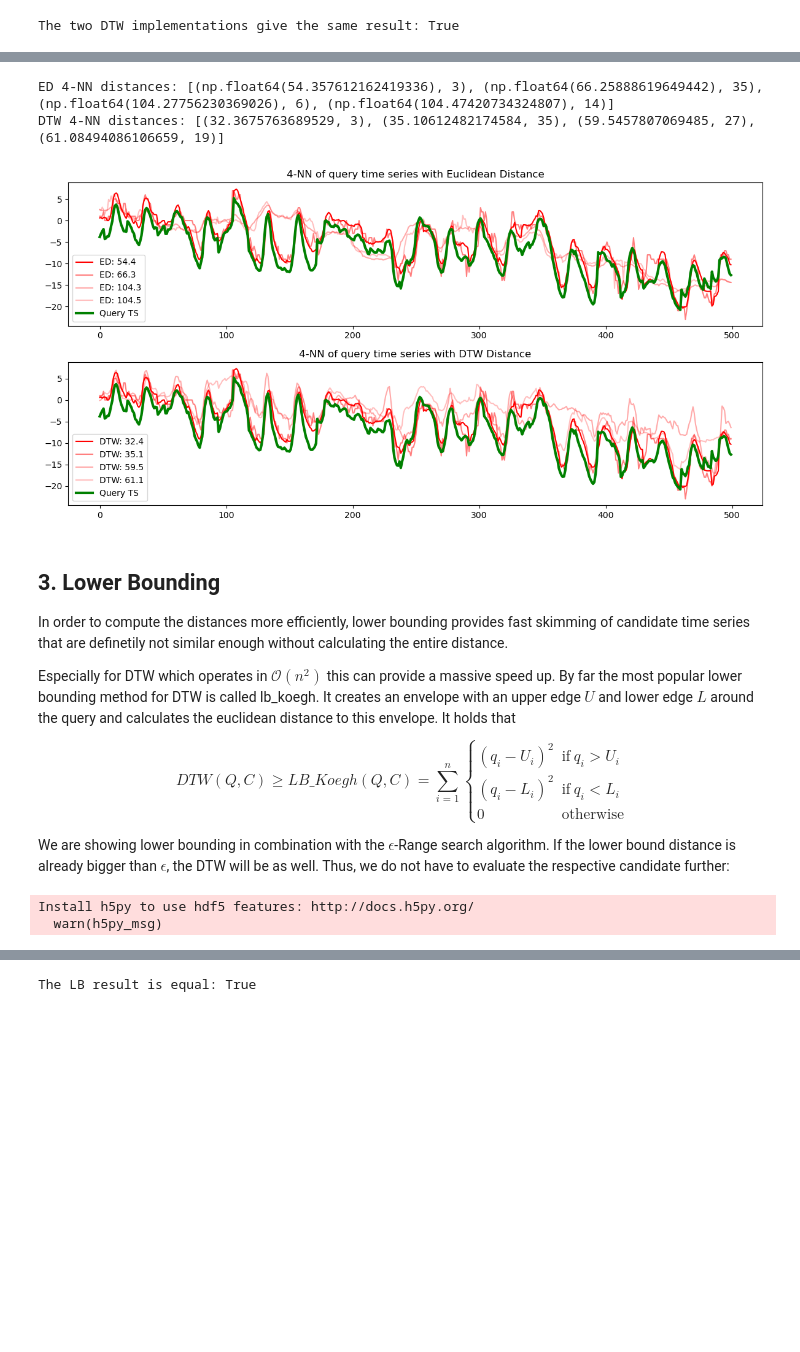
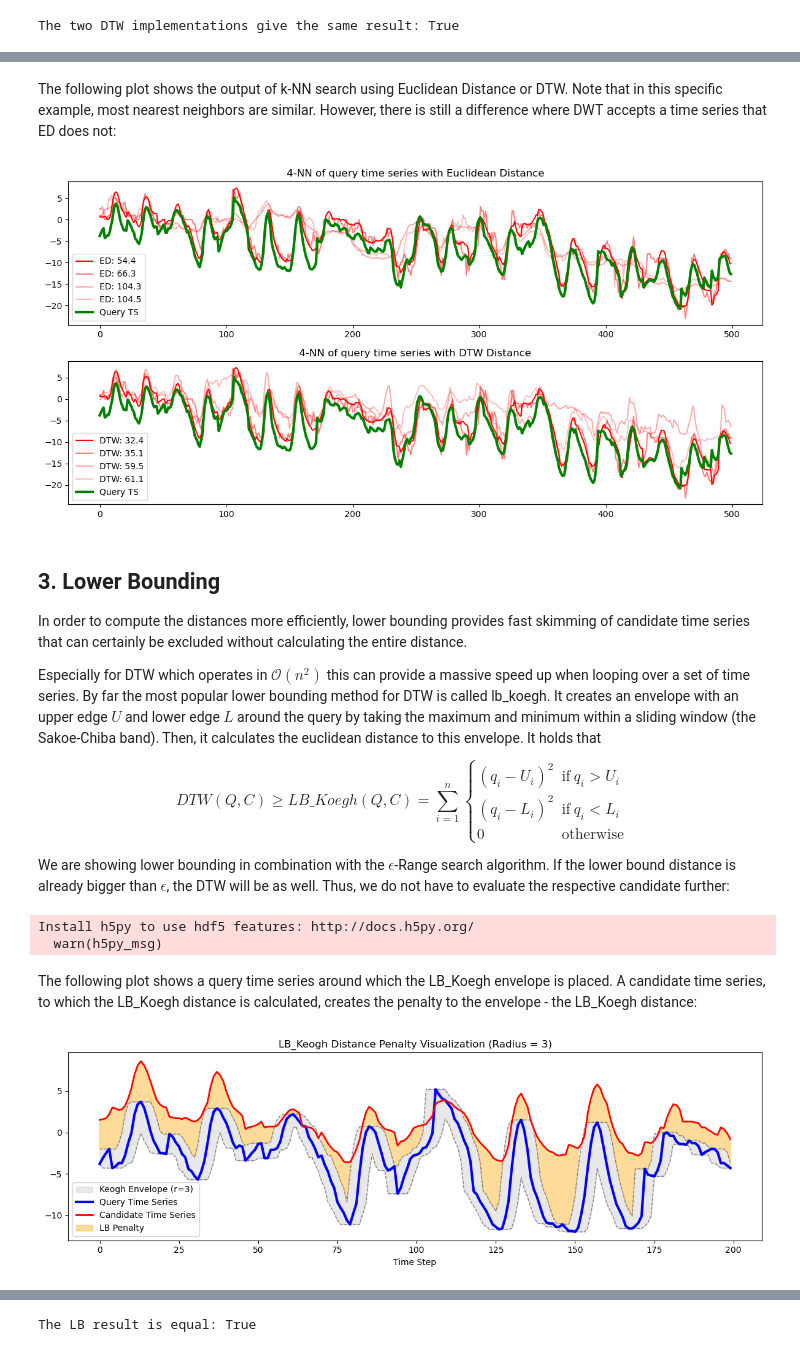
Before and after one commit to moritzspuehler/unibz-tsa-lecture-examples, a Jupyter notebook: tsa03_similarity.ipynb, the cells around one changed output, grey strips where cells are left out. Cells and saved outputs as stored; diff of their text form; code cells hidden in the pictures; blank space fills up the shorter version.

```diff
--- a/tsa03_similarity.ipynb
+++ b/tsa03_similarity.ipynb
@@ -229,3 +228,5 @@ def knn_search(query_ts, ts_set, k, distance_measure):
+# %% [markdown]
+The following plot shows the output of k-NN search using Euclidean Distance or DTW. Note that in this specific example, most nearest neighbors are similar. However, there is still a difference where DWT accepts a time series that ED does not:
 # %%
 # Specify parameters
 ts_cutoff = 500
@@ -234,20 +235,17 @@ ts_set = ts_data.iloc[:ts_cutoff, 1:].values
 k = 4
 
 # Collect kNN
-knn_ed = sorted(knn_search(query_ts, ts_set, k, "ED"))
-knn_dtw = sorted(knn_search(query_ts, ts_set, k, "DTW"))
-
-print(f"ED {k}-NN distances: {knn_ed}")
-print(f"DTW {k}-NN distances: {knn_dtw}")
+knn_ed_dists, knn_ed_idxs = knn_search(query_ts, ts_set, k, "ED")
+knn_dtw_dists, knn_dtw_idxs = knn_search(query_ts, ts_set, k, "DTW")
 
 # Plot against query time series
 plt.figure(figsize=(12, 6))
 for i in range(k):
     plt.subplot(2, 1, 1)
-    plt.plot(ts_data.iloc[:ts_cutoff, knn_ed[i][1] + 1].values, color="red", alpha=1.0/(i+1), label=f"ED: {knn_ed[i][0]:.1f}")
+    plt.plot(ts_data.iloc[:ts_cutoff, knn_ed_idxs[i] + 1].values, color="red", alpha=1.0/(i+1), label=f"ED: {knn_ed_dists[i]:.1f}")
 
     plt.subplot(2, 1, 2)
-    plt.plot(ts_data.iloc[:ts_cutoff, knn_dtw[i][1] + 1].values, color="red", alpha=1.0/(i+1), label=f"DTW: {knn_dtw[i][0]:.1f}")
+    plt.plot(ts_data.iloc[:ts_cutoff, knn_dtw_idxs[i] + 1].values, color="red", alpha=1.0/(i+1), label=f"DTW: {knn_dtw_dists[i]:.1f}")
 
 plt.subplot(2, 1, 1)
 plt.title(f"{k}-NN of query time series with Euclidean Distance")
@@ -262,15 +260,13 @@ plt.legend()
 plt.tight_layout()
 plt.show()
 # %% [output]
-ED 4-NN distances: [(np.float64(54.357612162419336), 3), (np.float64(66.25888619649442), 35), (np.float64(104.27756230369026), 6), (np.float64(104.47420734324807), 14)]
-DTW 4-NN distances: [(32.3675763689529, 3), (35.10612482174584, 35), (59.5457807069485, 27), (61.08494086106659, 19)]
 [figure]
 # %% [markdown]
 ## 3. Lower Bounding
 
-In order to compute the distances more efficiently, lower bounding provides fast skimming of candidate time series that are definetily not similar enough without calculating the entire distance.
+In order to compute the distances more efficiently, lower bounding provides fast skimming of candidate time series that can certainly be excluded without calculating the entire distance.
 
-Especially for DTW which operates in $\mathcal{O}(n^2)$ this can provide a massive speed up. By far the most popular lower bounding method for DTW is called lb_koegh. It creates an envelope with an upper edge $U$ and lower edge $L$ around the query and calculates the euclidean distance to this envelope. It holds that
+Especially for DTW which operates in $\mathcal{O}(n^2)$ this can provide a massive speed up when looping over a set of time series. By far the most popular lower bounding method for DTW is called lb_koegh. It creates an envelope with an upper edge $U$ and lower edge $L$ around the query by taking the maximum and minimum within a sliding window (the Sakoe-Chiba band). Then, it calculates the euclidean distance to this envelope. It holds that
 $$DTW(Q, C) \ge LB\_Koegh(Q, C) = \sum_{i=1}^n \begin{cases} (q_i - U_i)^2 & \text{if}\ q_i > U_i \\ (q_i - L_i)^2 & \text{if}\ q_i < L_i \\ 0 & \text{otherwise}\end{cases}$$
 
 We are showing lower bounding in combination with the $\epsilon$-Range search algorithm. If the lower bound distance is already bigger than $\epsilon$, the DTW will be as well. Thus, we do not have to evaluate the respective candidate further:
@@ -305,4 +303,44 @@ def lower_bound_search(ts_query, ts_set, epsilon, use_lb=True):
 # %% [output]
 Install h5py to use hdf5 features: http://docs.h5py.org/
   warn(h5py_msg)
+# %% [markdown]
+The following plot shows a query time series around which the LB_Koegh envelope is placed. A candidate time series, to which the LB_Koegh distance is calculated, creates the penalty to the envelope - the LB_Koegh distance:
+# %%
+# Play with the radius
+radius = 3
+
+ts_cutoff = 200
+ts_query = ts_data.iloc[:200, 0].values
+ts_candidate = ts_data.iloc[:200, 1].values
+
+# Get LB-Koegh envelopes
+L, U = lb_envelope(ts_query, radius=radius)
+L = L.flatten()
+U = U.flatten()
+penalty_up = ts_candidate > U
+penalty_down = ts_candidate < L
+
+# Plotting the results
+plt.figure(figsize=(12, 4))
+
+# Plot the Envelope
+plt.fill_between(range(ts_cutoff), U, L, color='lightgray', alpha=0.5, label=f'Keogh Envelope (r={radius})')
+plt.plot(U, color='gray', linestyle='--', linewidth=1)
+plt.plot(L, color='gray', linestyle='--', linewidth=1)
+
+# Plot the Query and candidate
+plt.plot(ts_query, color='blue', linewidth=3, label='Query Time Series')
+plt.plot(ts_candidate, color='red', linewidth=2, label='Candidate Time Series')
+
+# Fill the penalized areas with red to show exactly what LB_Keogh calculates
+plt.fill_between(range(ts_cutoff), ts_candidate, U, where=penalty_up, color='orange', alpha=0.4, label='LB Penalty')
+plt.fill_between(range(ts_cutoff), L, ts_candidate, where=penalty_down, color='orange', alpha=0.4)
+
+plt.title(f"LB_Keogh Distance Penalty Visualization (Radius = {radius})")
+plt.xlabel("Time Step")
+plt.legend()
+plt.tight_layout()
+plt.show()
+# %% [output]
+[figure, added]
 # %% [markdown]
```
Also changed, not shown: parts of 17 cells of this notebook.
